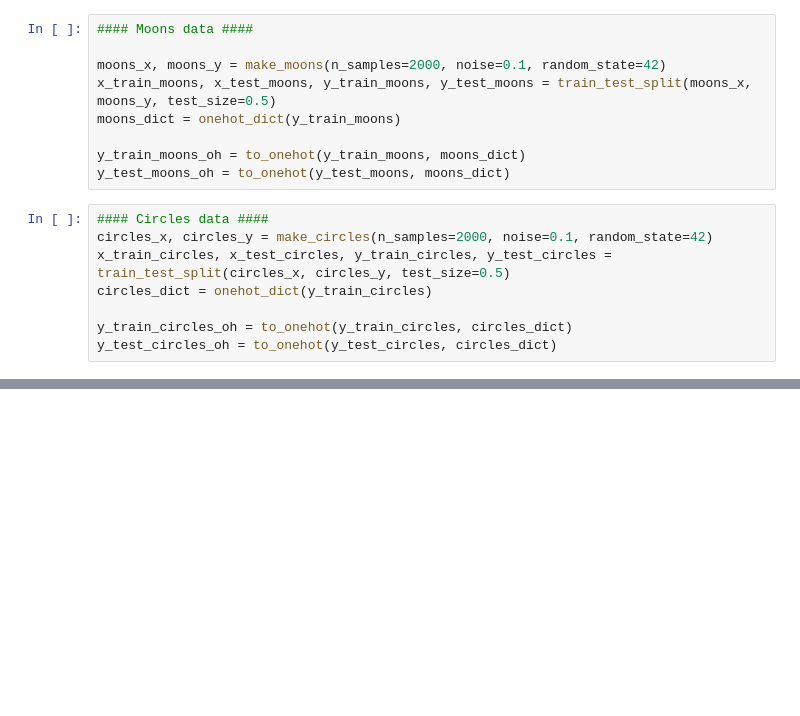
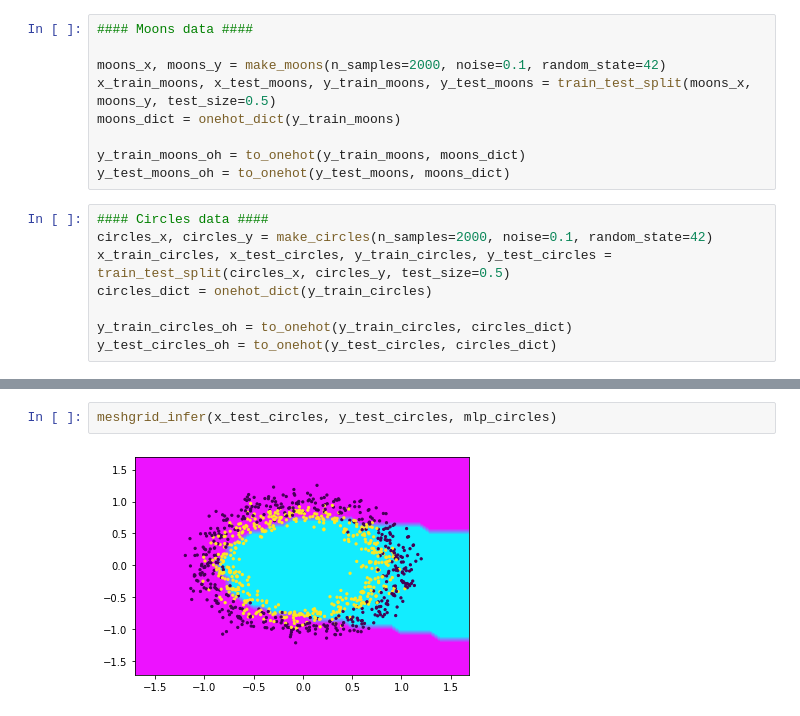
Before and after one commit to nik-shvetsov/nn_moons_circles, a Jupyter notebook: numpy_nn.ipynb, the cells around one changed output, grey strips where cells are left out. Cells and saved outputs as stored; diff of their text form; blank space fills up the shorter version.

```diff
--- a/numpy_nn.ipynb
+++ b/numpy_nn.ipynb
@@ -269,0 +288,4 @@ clf.score(x_test_moons, y_test_moons)
+# %%
+meshgrid_infer(x_test_circles, y_test_circles, mlp_circles)
+# %% [output]
+[figure, added]
```
Also changed, not shown: parts of 12 cells of this notebook.
